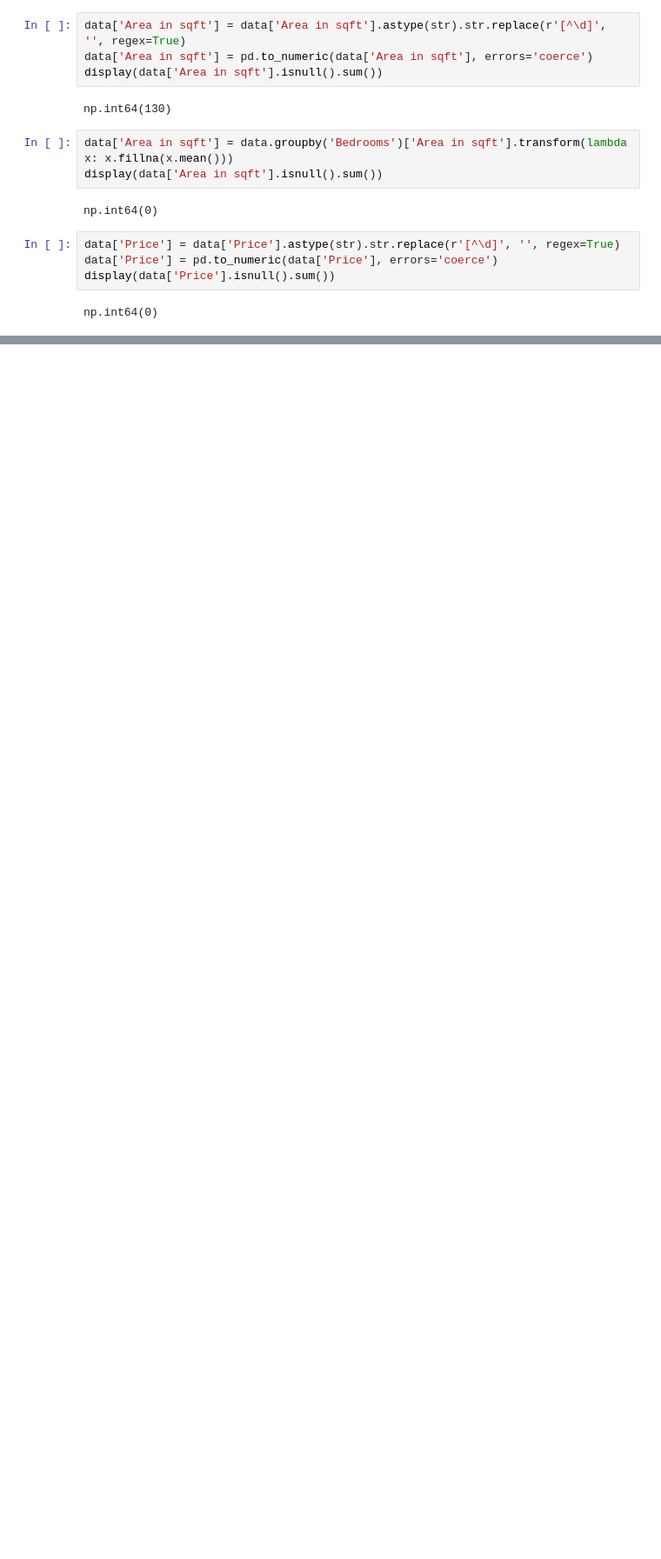
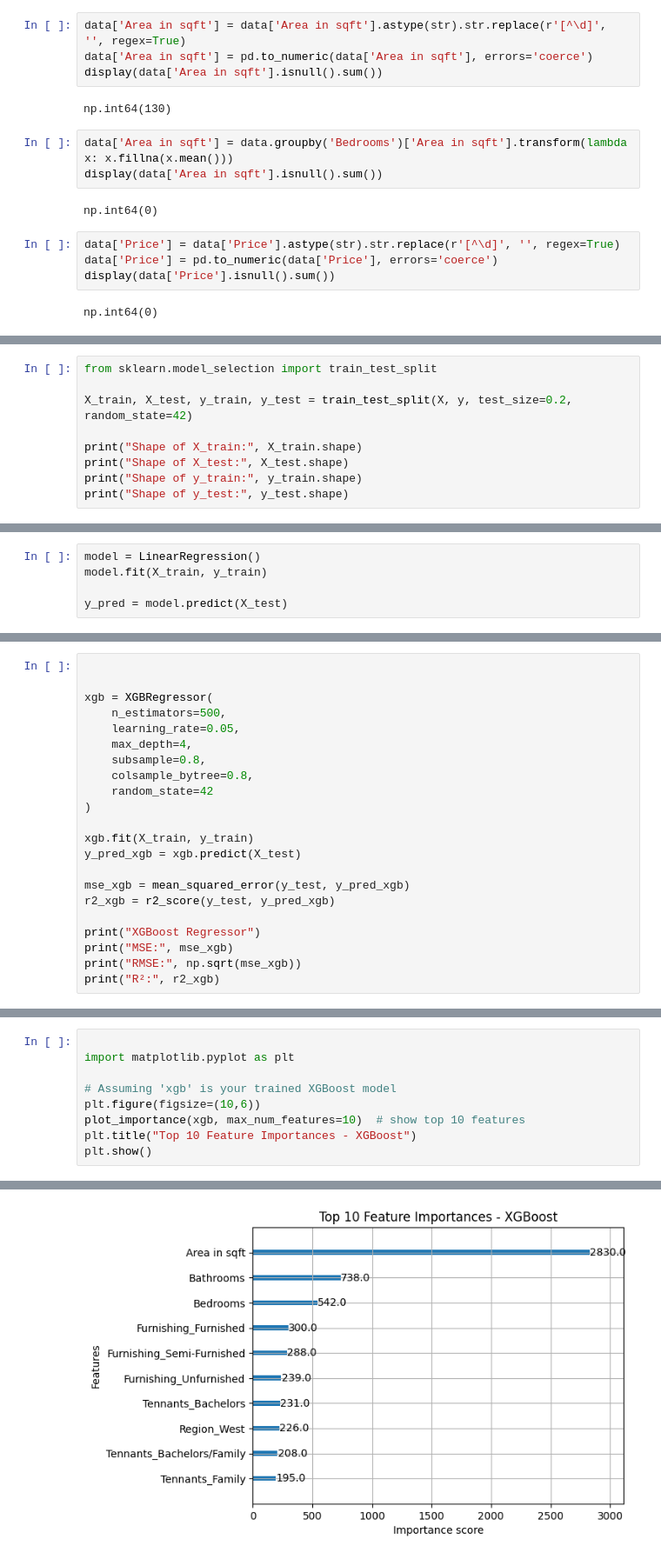
Before and after one commit to Sanhith30/Data-Science-And-ML-Projects, a Jupyter notebook: Hyderabad_House_Data.ipynb, the cells around one changed output, grey strips where cells are left out. Shown at 87% size. Cells and saved outputs as stored; diff of their text form; blank space fills up the shorter version.

```diff
--- a/Hyderabad_House_Data.ipynb
+++ b/Hyderabad_House_Data.ipynb
@@ -400,0 +609,9 @@ ValueError: invalid literal for int() with base 10: 'Bachelors/Family'
+# %%
+from sklearn.model_selection import train_test_split
+
+X_train, X_test, y_train, y_test = train_test_split(X, y, test_size=0.2, random_state=42)
+
+print("Shape of X_train:", X_train.shape)
+print("Shape of X_test:", X_test.shape)
+print("Shape of y_train:", y_train.shape)
+print("Shape of y_test:", y_test.shape)
@@ -400,0 +623,5 @@ ValueError: invalid literal for int() with base 10: 'Bachelors/Family'
+# %%
+model = LinearRegression()
+model.fit(X_train, y_train)
+
+y_pred = model.predict(X_test)
@@ -400,0 +746,22 @@ ValueError: invalid literal for int() with base 10: 'Bachelors/Family'
+# %%
+
+
+xgb = XGBRegressor(
+    n_estimators=500,
+    learning_rate=0.05,
+    max_depth=4,
+    subsample=0.8,
+    colsample_bytree=0.8,
+    random_state=42
+)
+
+xgb.fit(X_train, y_train)
+y_pred_xgb = xgb.predict(X_test)
+
+mse_xgb = mean_squared_error(y_test, y_pred_xgb)
+r2_xgb = r2_score(y_test, y_pred_xgb)
+
+print("XGBoost Regressor")
+print("MSE:", mse_xgb)
+print("RMSE:", np.sqrt(mse_xgb))
+print("R²:", r2_xgb)
@@ -400,0 +811,10 @@ ValueError: invalid literal for int() with base 10: 'Bachelors/Family'
+# %%
+
+import matplotlib.pyplot as plt
+
+# Assuming 'xgb' is your trained XGBoost model
+plt.figure(figsize=(10,6))
+plot_importance(xgb, max_num_features=10)  # show top 10 features
+plt.title("Top 10 Feature Importances - XGBoost")
+plt.show()
+# %% [output]
@@ -400,0 +822 @@ ValueError: invalid literal for int() with base 10: 'Bachelors/Family'
+[figure, added]
```
Also changed, not shown: parts of 25 cells of this notebook.
